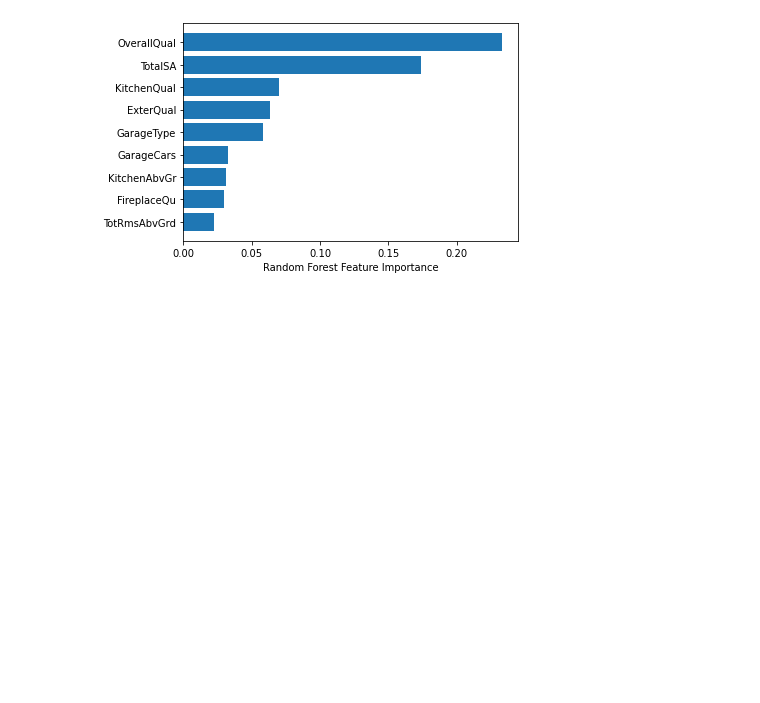
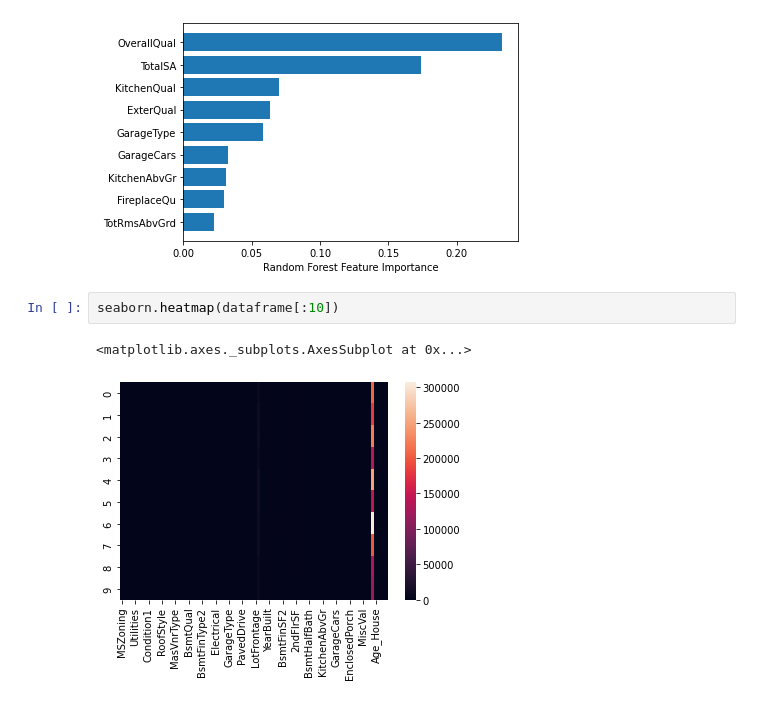
Before and after one commit to rajviishah/Real-Estate-Investment, a Jupyter notebook: Performance-Metrics/Regression-Muller-Loop-Performance.ipynb, the cells around one changed output. Drawn from its saved outputs; the diff is of its cells as text; blank space fills up the shorter version.

```diff
--- a/Performance-Metrics/Regression-Muller-Loop-Performance.ipynb
+++ b/Performance-Metrics/Regression-Muller-Loop-Performance.ipynb
@@ -316,3 +317,8 @@ pyplot.xlabel("Random Forest Feature Importance")
 # %% [output]
 Text(0.5, 0, 'Random Forest Feature Importance')
 [figure]
+# %%
+seaborn.heatmap(dataframe[:10])
+# %% [output]
+<matplotlib.axes._subplots.AxesSubplot at 0x...>
+[figure, added]
```
Also changed, not shown: parts of 2 cells of this notebook.
